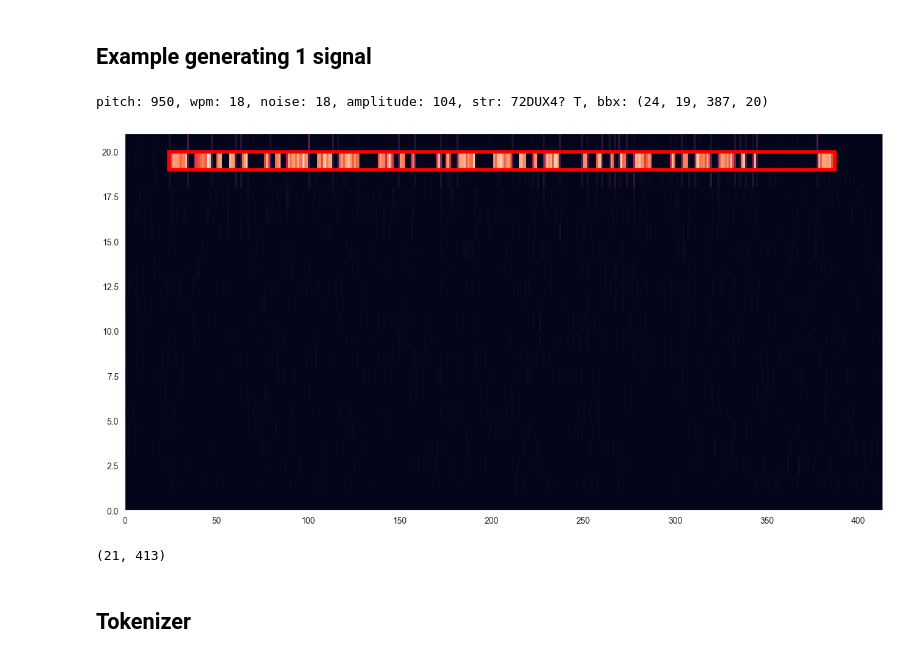
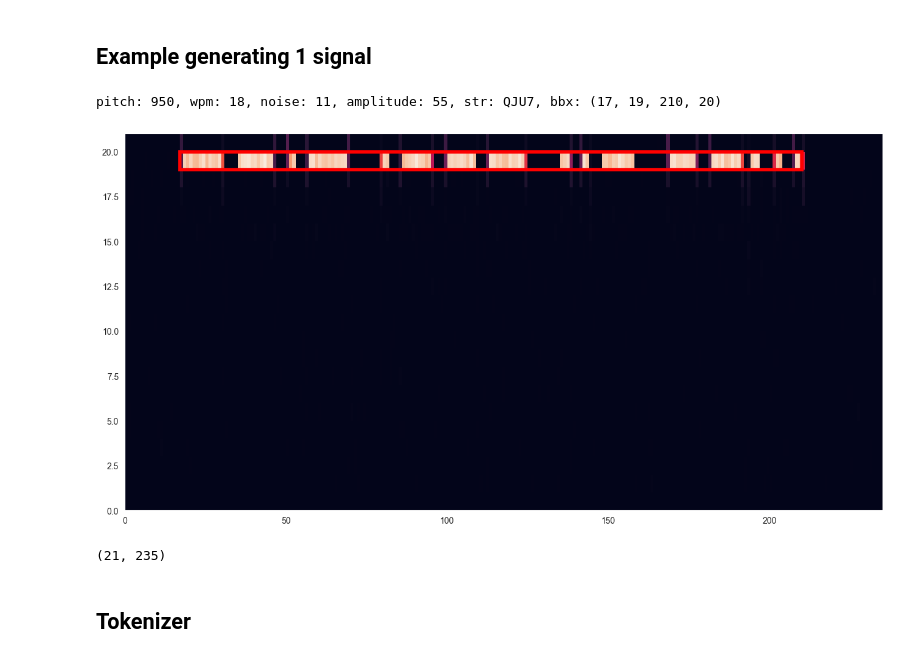
Before and after one commit to MaorAssayag/morse-deep-learning-detect-and-decode, a Jupyter notebook: dl-cw-decoder.ipynb, the cells around one changed output. Drawn from its saved outputs; the diff is of its cells as text; code cells hidden in the pictures.

```diff
--- a/dl-cw-decoder.ipynb
+++ b/dl-cw-decoder.ipynb
@@ -157,7 +157,7 @@ def apply_noise_to_signal(signal, SNRdb):
     signal_power = np.mean(abs(signal ** 2))
     sigma2 = signal_power * 10 ** (-SNRdb / 10)  # calculate noise power based on signal power and SNR
     noise = np.sqrt(sigma2 / 2) * (np.random.randn(*signal.shape) + 1j * np.random.randn(*signal.shape))
-    return signal + noise
+    return 2*signal + noise
 
 
 def apply_random_variations(sr, main_freq, dit_duration, dash_duration, variation_percent=0.1):
@@ -510,8 +510,7 @@ def get_signal_bbx(signal_array, spec_time_len, signal_len, main_freq_idx):
 # %%
 SAMPLE_FREQ = 2000
 
-
-def generate_sample(text_len=10, pitch=950, wpm=18, noise_power=1, amplitude=100, s=None, main_freq_idx=None):
+def generate_sample(text_len=10, pitch=950, wpm=18, amplitude=100, s=None, main_freq_idx=None, snrDB=0, apply_random_length_dots = True):
     assert pitch < SAMPLE_FREQ / 2  # Nyquist
 
     # Reference word is PARIS, 50 dots long
@@ -519,13 +518,19 @@ def generate_sample(text_len=10, pitch=950, wpm=18, noise_power=1, amplitude=100
 
     # Add some noise on the length of dash and dot
     def get_dot():
-        scale = np.clip(np.random.normal(1, 0.2), 0.5, 2.0)
-        return int(dot * scale)
+        if apply_random_length_dots:
+            scale = np.clip(np.random.normal(1, 0.2), 0.5, 2.0)
+            return int(dot * scale)
+        else:
+            return int(dot)
 
     # The length of a dash is three times the length of a dot.
     def get_dash():
-        scale = np.clip(np.random.normal(1, 0.2), 0.5, 2.0)
-        return int(3 * dot * scale)
+        if apply_random_length_dots:
+            scale = np.clip(np.random.normal(1, 0.2), 0.5, 2.0)
+            return int(3 * dot * scale)
+        else:
+            return int(3 * dot)
 
     # Create random string that doesn't start or end with a space
     if s is None:
@@ -563,9 +568,7 @@ def generate_sample(text_len=10, pitch=950, wpm=18, noise_power=1, amplitude=100
     out = sine * out
 
     # Add noise
-    noise_power = 1e-6 * noise_power * SAMPLE_FREQ / 2
-    noise = np.random.normal(scale=np.sqrt(noise_power), size=len(out))
-    out = 0.5 * out + noise
+    out = apply_noise_to_signal(out, snrDB)
     out *= amplitude / 100
     out = np.clip(out, -1, 1)
     out = out.astype(np.float32)
@@ -582,34 +585,34 @@ def generate_sample(text_len=10, pitch=950, wpm=18, noise_power=1, amplitude=100
 # %%
 length = random.randrange(1, 5)
 pitch = 950
 wpm = 18
 main_freq_idx = 19
 # pitch = random.randrange(100, 950)
 # wpm = random.randrange(10, 40)
-noise_power = random.randrange(0, 150)
+noise_snr = random.randrange(-10, 10)
 amplitude = random.randrange(50, 150)
 
-samples, spec, y, bbx = generate_sample(9, pitch, wpm, noise_power, amplitude, None, None)
+samples, spec, y, bbx = generate_sample(4, pitch, wpm, amplitude, None, None, snrDB=noise_snr, apply_random_length_dots=True)
 samples = samples.astype(np.float32)
 print(f"pitch: {pitch}, wpm: {wpm}, noise: {noise_power}, amplitude: {amplitude}, str: {y}, bbx: {bbx}")
 fig, ax = plt.subplots(1, figsize=(16, 8))
 plt.pcolormesh(spec)
 rect = patches.Rectangle(
     (bbx[0], bbx[1]),
     bbx[2]-bbx[0],
     bbx[3]-bbx[1],
     linewidth=4,
     edgecolor='red',
     facecolor="none",
 )
 # Add the patch to the Axes
 ax.add_patch(rect)
 plt.show()
 print(spec.shape)
 # %% [output]
-pitch: 950, wpm: 18, noise: 18, amplitude: 104, str: 72DUX4? T, bbx: (24, 19, 387, 20)
+pitch: 950, wpm: 18, noise: 11, amplitude: 55, str: QJU7, bbx: (17, 19, 210, 20)
-[figure, old version]
+[figure, new version]
-(21, 413)
+(21, 235)
 # %% [markdown]
 ## Tokenizer
 # %%
```
Also changed, not shown: parts of 14 cells of this notebook, 7 other files.
